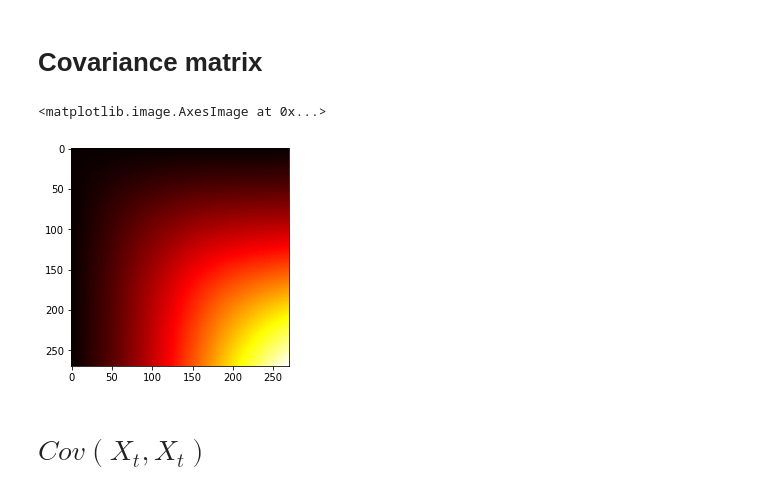
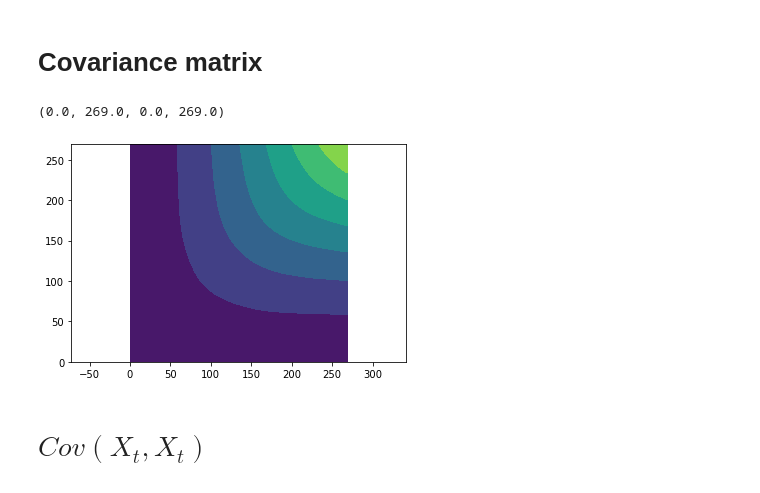
Before and after one commit to thinhhoang95/anomaly-detection-ngsim2, a Jupyter notebook: pwms_spherical/2_why_fpca_fourier.ipynb, the cells around one changed output. Drawn from its saved outputs; the diff is of its cells as text; code cells hidden in the pictures.

```diff
--- a/pwms_spherical/2_why_fpca_fourier.ipynb
+++ b/pwms_spherical/2_why_fpca_fourier.ipynb
@@ -187,11 +187,12 @@ plt.ylim((-40,40))
 # Covariance matrix
 # %%
 y_cov = fdgry.cov().data_matrix[0,:270,:270,0]
-# %%
-plt.imshow(y_cov, cmap='hot', interpolation='nearest')
-# %% [output]
-<matplotlib.image.AxesImage at 0x...>
-[figure, removed]
+# %%
+plt.contourf(y_cov)
+plt.axis('equal')
+# %% [output]
+(0.0, 269.0, 0.0, 269.0)
+[figure, added]
 # %% [markdown]
 # $Cov(X_t, X_t)$
 # %% [markdown]
```
Also changed, not shown: parts of 17 cells of this notebook, 1 other file.
